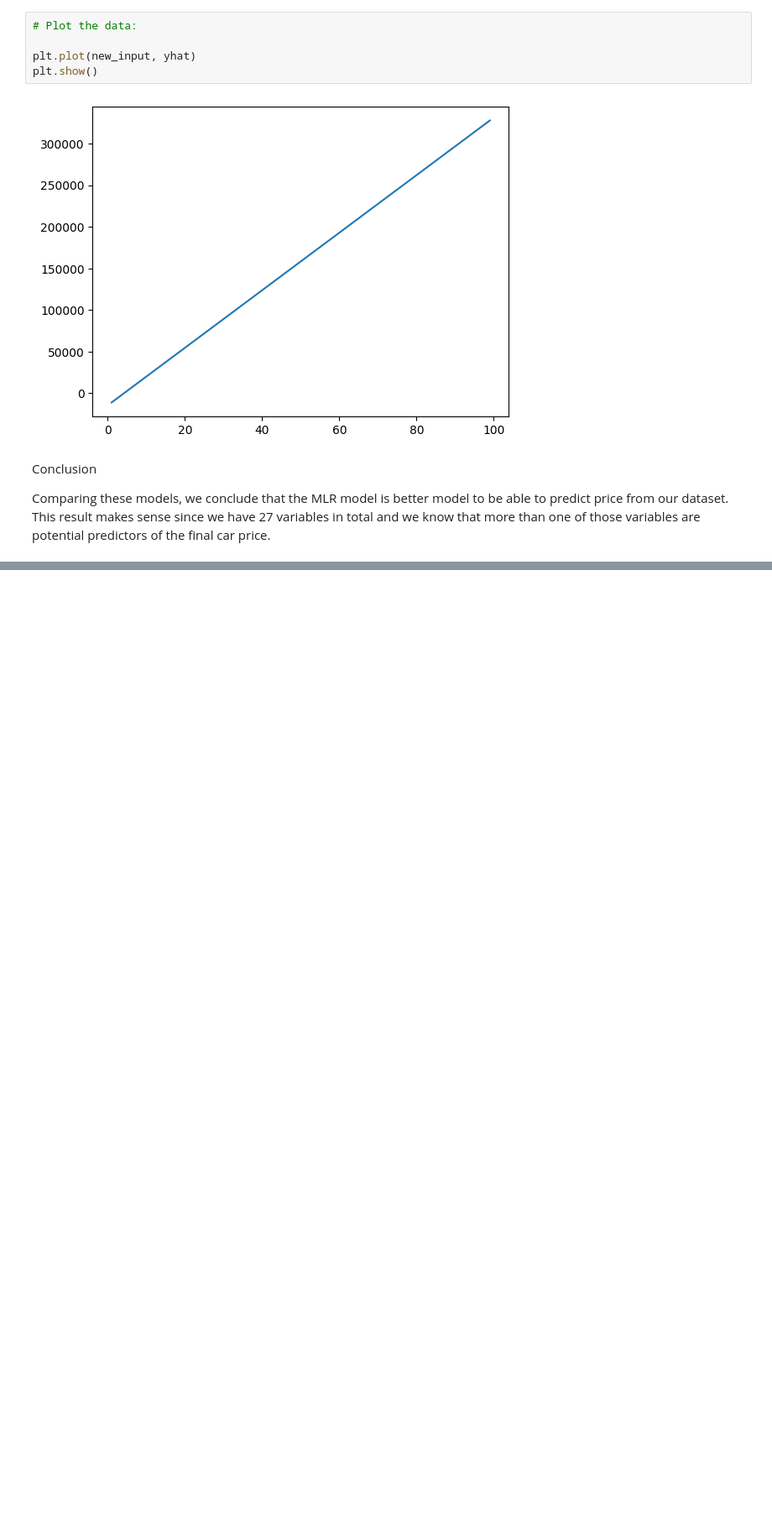
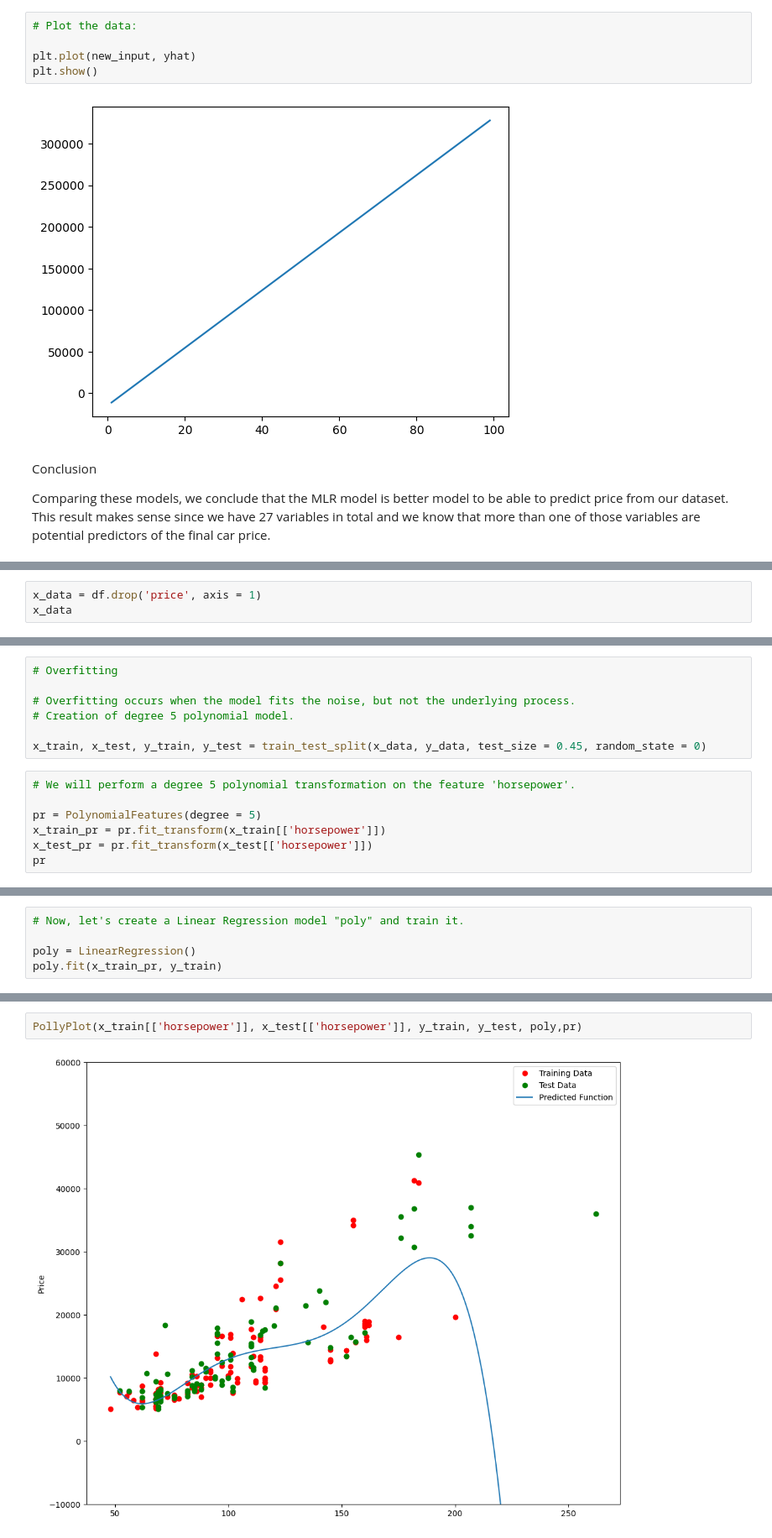
Before and after one commit to taisakamisarava/Auto_price_prediction, a Jupyter notebook: Autos.ipynb, the cells around one changed output, grey strips where cells are left out. Shown at 84% size. Saved outputs shown, nothing was run; the diff lists cells and outputs as text; blank space fills up the shorter version.

```diff
--- a/Autos.ipynb
+++ b/Autos.ipynb
@@ -1192,0 +1273,3 @@ Comparing these models, we conclude that the MLR model is better model to be abl
+# %%
+x_data = df.drop('price', axis = 1)
+x_data
@@ -1192,0 +1440,14 @@ Comparing these models, we conclude that the MLR model is better model to be abl
+# %%
+# Overfitting
+
+# Overfitting occurs when the model fits the noise, but not the underlying process.
+# Creation of degree 5 polynomial model.
+
+x_train, x_test, y_train, y_test = train_test_split(x_data, y_data, test_size = 0.45, random_state = 0)
+# %%
+# We will perform a degree 5 polynomial transformation on the feature 'horsepower'.
+
+pr = PolynomialFeatures(degree = 5)
+x_train_pr = pr.fit_transform(x_train[['horsepower']])
+x_test_pr = pr.fit_transform(x_test[['horsepower']])
+pr
@@ -1192,0 +1456,5 @@ Comparing these models, we conclude that the MLR model is better model to be abl
+# %%
+# Now, let's create a Linear Regression model "poly" and train it.
+
+poly = LinearRegression()
+poly.fit(x_train_pr, y_train)
@@ -1192,0 +1479,4 @@ Comparing these models, we conclude that the MLR model is better model to be abl
+# %%
+PollyPlot(x_train[['horsepower']], x_test[['horsepower']], y_train, y_test, poly,pr)
+# %% [output]
+[figure, added]
```
Also changed, not shown: parts of 52 cells of this notebook.
